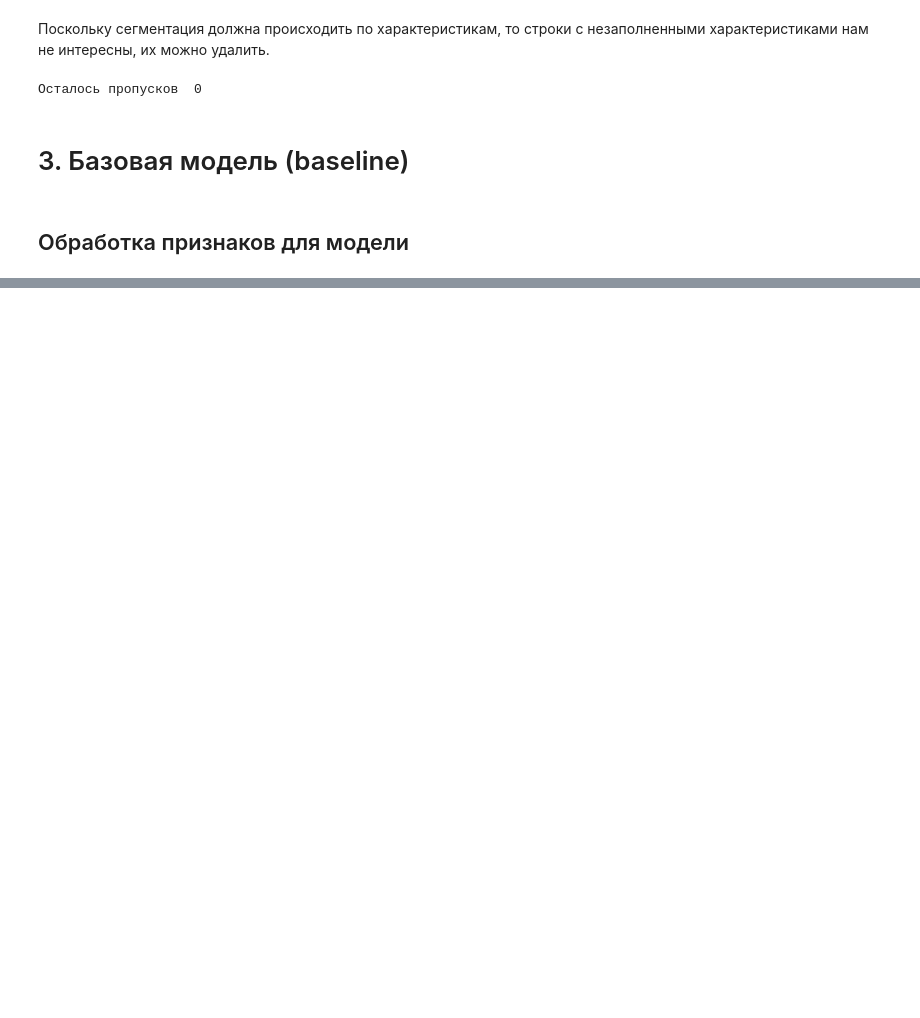
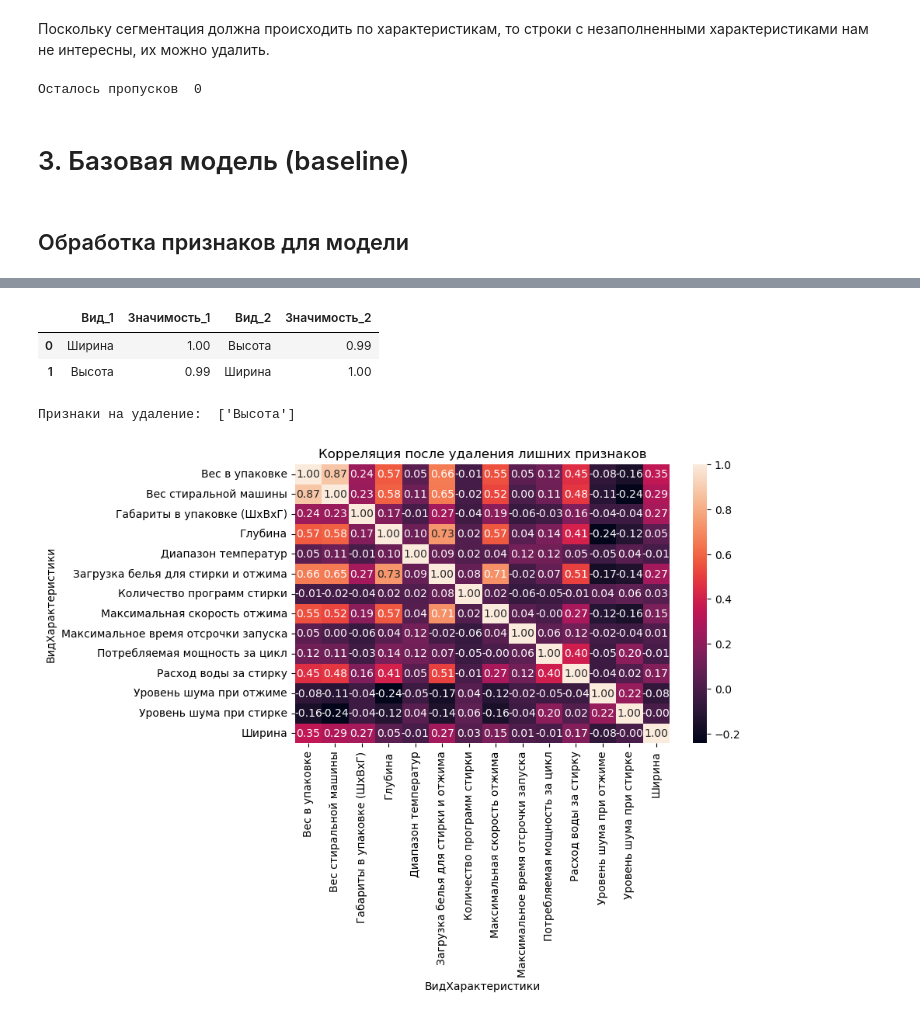
Before and after one commit to Viktor-VK/DST-138-Prodjects, a Jupyter notebook: PROJECT-FINAL_Segmentation/Модель_сегментации.ipynb, the cells around one changed output, grey strips where cells are left out. Cells and saved outputs as stored; diff of their text form; code cells hidden in the pictures; blank space fills up the shorter version.

```diff
--- a/PROJECT-FINAL_Segmentation/Модель_сегментации.ipynb
+++ b/PROJECT-FINAL_Segmentation/Модель_сегментации.ipynb
@@ -188,0 +722,30 @@ print('Осталось пропусков ', product_specifications.isna().sum(
+# %%
+# Удаление признаков с сильной корреляцией
+if get_non_number(df_matrix_num_nonnull): # Проверка на достаточное количество признаков и непустой датафрейм
+    pass
+else:
+    col_to_del = delete_columns(df_corr, dim_view, k = 0.9)
+    df_matrix_num_nonnull = df_matrix_num_nonnull.drop(columns= col_to_del)
+
+    collumns = df_matrix_num_nonnull.shape[1]
+    df_corr = df_matrix_num_nonnull.corr()
+
+    # строим график
+    plt.figure(figsize=(collumns/1.8, collumns/3))
+    sns.heatmap(df_corr, annot=True, fmt='.2f')
+    plt.title('Корреляция после удаления лишних признаков')
+    plt.show()
+
+###
+if len(total_view_mod_list) <= 10:
+    pass
+else:
+
+    df_num = df_num[df_num['ВидХарактеристики'].isin(df_matrix_num_nonnull.columns)]
+    df_num['ВидХарактеристики'].value_counts()
+# %% [output]
+|  | Вид_1 | Значимость_1 | Вид_2 | Значимость_2 |
+| 0 | Ширина | 1.00 | Высота | 0.99 |
+| 1 | Высота | 0.99 | Ширина | 1.00 |
+Признаки на удаление:  ['Высота']
+[figure, added]
```
Also changed, not shown: parts of 68 cells of this notebook.
